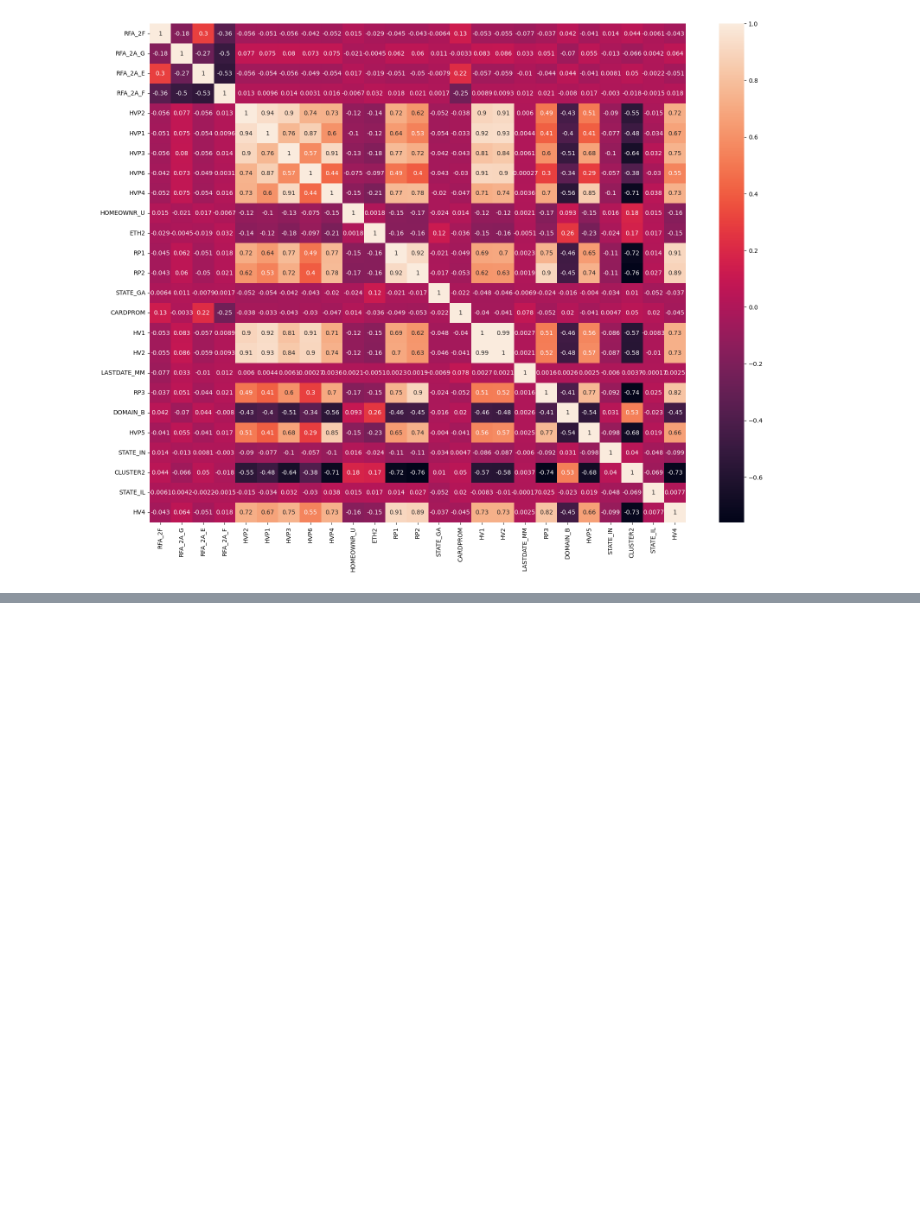
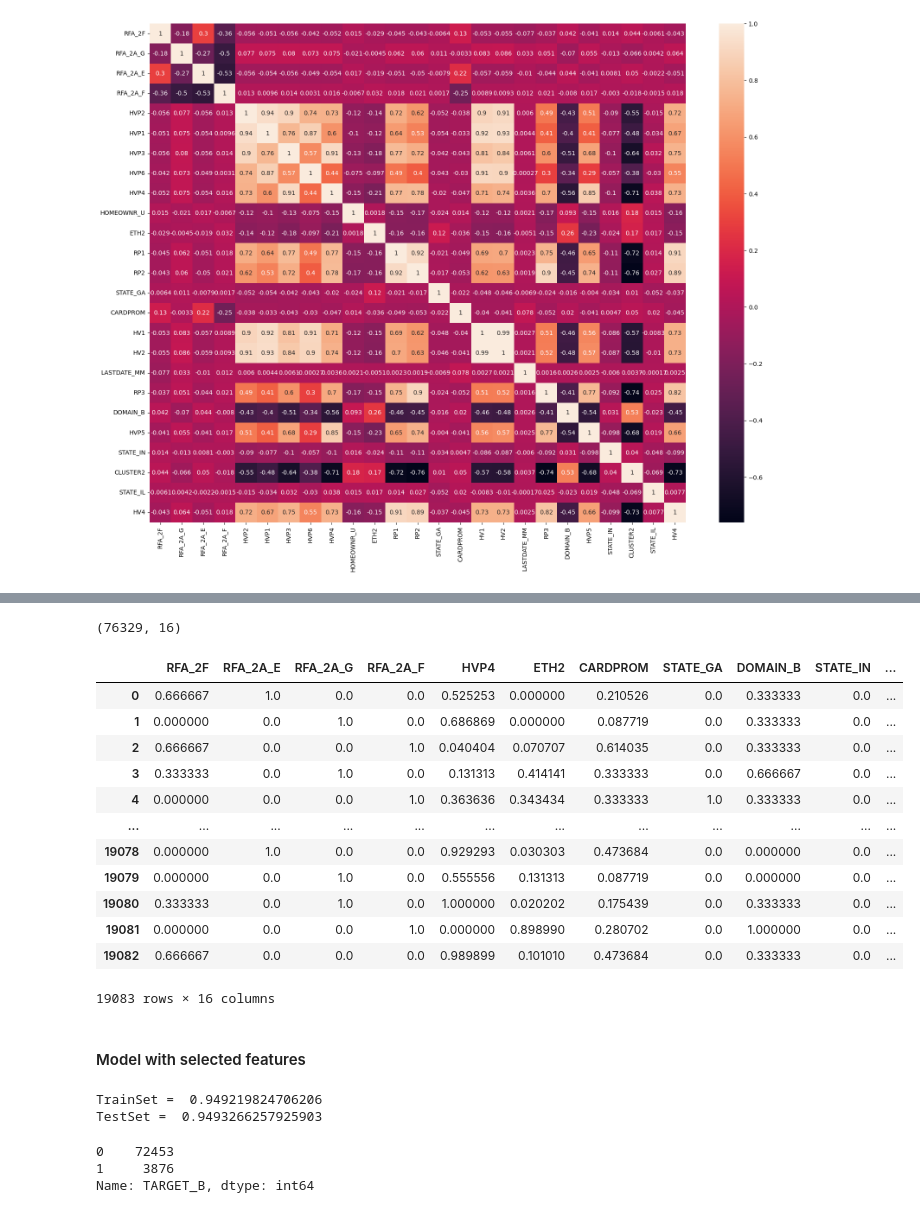
Before and after one commit to LuckyGardel/lab-random-forests, a Jupyter notebook: files_for_lab/Ramdom Forest Lab.ipynb, the cells around one changed output, grey strips where cells are left out. Cells and saved outputs as stored; diff of their text form; code cells hidden in the pictures; blank space fills up the shorter version.

```diff
--- a/files_for_lab/Ramdom Forest Lab.ipynb
+++ b/files_for_lab/Ramdom Forest Lab.ipynb
@@ -491,0 +477,43 @@ col_viz = ['HVP1','HVP2','HVP3','HVP4','HVP5','HVP6','HV1','HV2']
+# %%
+col_to_drop = ['HVP1','HVP2','HVP3','HVP5','HVP6','HV1','HV2','RP1','RP2']
+# HVP4 HV4 and RP3 will stay
+# %%
+X_train = X_corr_data.drop(col_to_drop, axis = 1)
+print(X_train.shape)
+X_test = X_test_all.drop(col_to_drop, axis = 1)
+X_test
+# %% [output]
+(76329, 16)
+|  | RFA_2F | RFA_2A_E | RFA_2A_G | RFA_2A_F | HVP4 | ETH2 | CARDPROM | STATE_GA | DOMAIN_B | STATE_IN | ... |
+| 0 | 0.666667 | 1.0 | 0.0 | 0.0 | 0.525253 | 0.000000 | 0.210526 | 0.0 | 0.333333 | 0.0 | ... |
+| 1 | 0.000000 | 0.0 | 1.0 | 0.0 | 0.686869 | 0.000000 | 0.087719 | 0.0 | 0.333333 | 0.0 | ... |
+| 2 | 0.666667 | 0.0 | 0.0 | 1.0 | 0.040404 | 0.070707 | 0.614035 | 0.0 | 0.333333 | 0.0 | ... |
+| 3 | 0.333333 | 0.0 | 1.0 | 0.0 | 0.131313 | 0.414141 | 0.333333 | 0.0 | 0.666667 | 0.0 | ... |
+| 4 | 0.000000 | 0.0 | 0.0 | 1.0 | 0.363636 | 0.343434 | 0.333333 | 1.0 | 0.333333 | 0.0 | ... |
+| ... | ... | ... | ... | ... | ... | ... | ... | ... | ... | ... | ... |
+| 19078 | 0.000000 | 1.0 | 0.0 | 0.0 | 0.929293 | 0.030303 | 0.473684 | 0.0 | 0.000000 | 0.0 | ... |
+| 19079 | 0.000000 | 0.0 | 1.0 | 0.0 | 0.555556 | 0.131313 | 0.087719 | 0.0 | 0.000000 | 0.0 | ... |
+| 19080 | 0.333333 | 0.0 | 1.0 | 0.0 | 1.000000 | 0.020202 | 0.175439 | 0.0 | 0.333333 | 0.0 | ... |
+| 19081 | 0.000000 | 0.0 | 0.0 | 1.0 | 0.000000 | 0.898990 | 0.280702 | 0.0 | 1.000000 | 0.0 | ... |
+| 19082 | 0.666667 | 0.0 | 0.0 | 0.0 | 0.989899 | 0.101010 | 0.473684 | 0.0 | 0.333333 | 0.0 | ... |
+19083 rows × 16 columns
+# %% [markdown]
+#### Model with selected features
+# %%
+from sklearn.ensemble import RandomForestClassifier
+clf = RandomForestClassifier(max_depth=5,
+                             min_samples_split=20,
+                             min_samples_leaf =20)
+clf.fit(X_train, y_train)
+print('TrainSet = ',clf.score(X_train, y_train))
+print('TestSet = ',clf.score(X_test, y_test))
+# %% [output]
+TrainSet =  0.949219824706206
+TestSet =  0.9493266257925903
+# %%
+y_train.value_counts()
+# imbalanced
+# %% [output]
+0    72453
+1     3876
+Name: TARGET_B, dtype: int64
```
Also changed, not shown: parts of 9 cells of this notebook.
